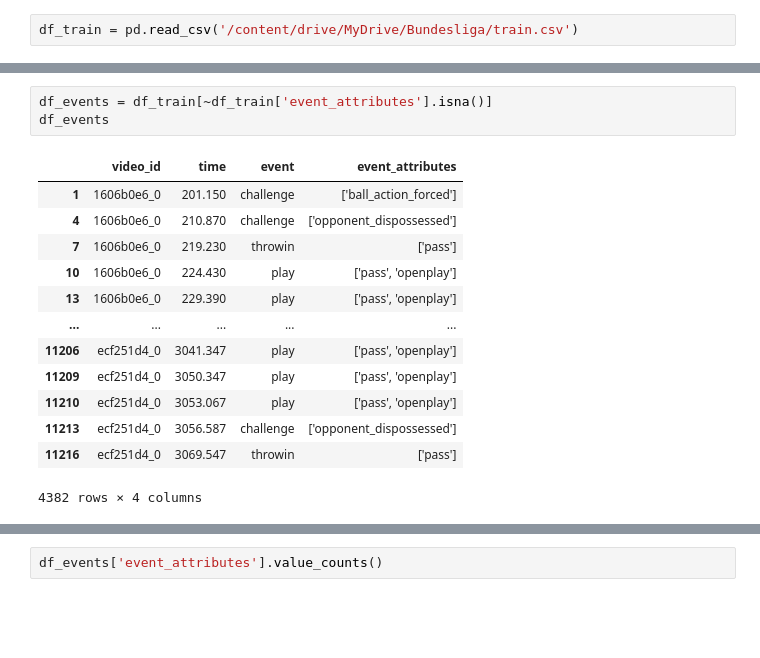
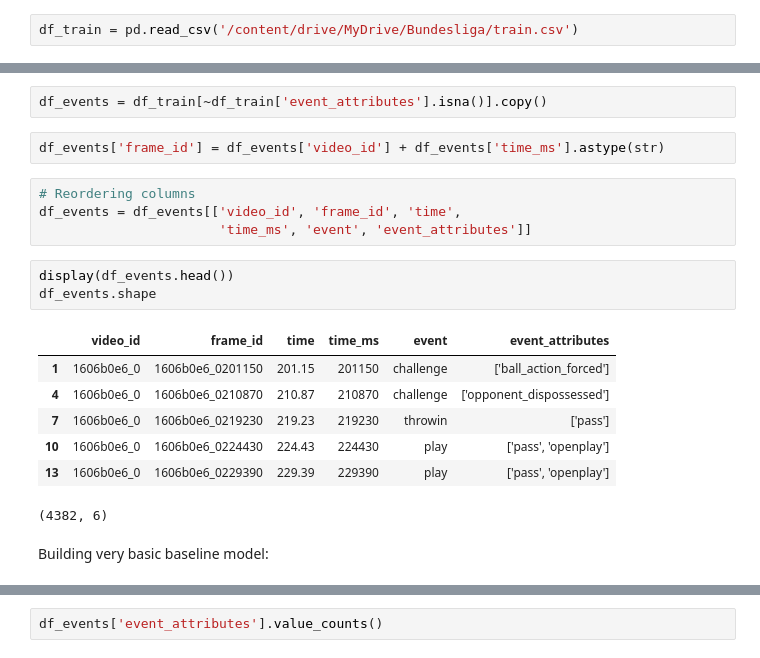
Before and after one commit to hmatzner/DFL-Bundesliga, a Jupyter notebook: Bundesliga.ipynb, the cells around one changed output, grey strips where cells are left out. Cells and saved outputs as stored; diff of their text form; blank space fills up the shorter version.

Commit message:
first model built

```diff
--- a/Bundesliga.ipynb
+++ b/Bundesliga.ipynb
@@ -23,19 +38,23 @@ df_train = pd.read_csv('/content/drive/MyDrive/Bundesliga/train.csv')
 # %%
-df_events = df_train[~df_train['event_attributes'].isna()]
-df_events
+df_events = df_train[~df_train['event_attributes'].isna()].copy()
-# %% [output]
-|  | video_id | time | event | event_attributes |
-| 1 | 1606b0e6_0 | 201.150 | challenge | ['ball_action_forced'] |
-| 4 | 1606b0e6_0 | 210.870 | challenge | ['opponent_dispossessed'] |
-| 7 | 1606b0e6_0 | 219.230 | throwin | ['pass'] |
-| 10 | 1606b0e6_0 | 224.430 | play | ['pass', 'openplay'] |
-| 13 | 1606b0e6_0 | 229.390 | play | ['pass', 'openplay'] |
-| ... | ... | ... | ... | ... |
-| 11206 | ecf251d4_0 | 3041.347 | play | ['pass', 'openplay'] |
-| 11209 | ecf251d4_0 | 3050.347 | play | ['pass', 'openplay'] |
-| 11210 | ecf251d4_0 | 3053.067 | play | ['pass', 'openplay'] |
-| 11213 | ecf251d4_0 | 3056.587 | challenge | ['opponent_dispossessed'] |
-| 11216 | ecf251d4_0 | 3069.547 | throwin | ['pass'] |
-4382 rows × 4 columns
+# %%
+df_events['frame_id'] = df_events['video_id'] + df_events['time_ms'].astype(str)
+# %%
+# Reordering columns
+df_events = df_events[['video_id', 'frame_id', 'time',
+                       'time_ms', 'event', 'event_attributes']]
+# %%
+display(df_events.head())
+df_events.shape
+# %% [output]
+|  | video_id | frame_id | time | time_ms | event | event_attributes |
+| 1 | 1606b0e6_0 | 1606b0e6_0201150 | 201.15 | 201150 | challenge | ['ball_action_forced'] |
+| 4 | 1606b0e6_0 | 1606b0e6_0210870 | 210.87 | 210870 | challenge | ['opponent_dispossessed'] |
+| 7 | 1606b0e6_0 | 1606b0e6_0219230 | 219.23 | 219230 | throwin | ['pass'] |
+| 10 | 1606b0e6_0 | 1606b0e6_0224430 | 224.43 | 224430 | play | ['pass', 'openplay'] |
+| 13 | 1606b0e6_0 | 1606b0e6_0229390 | 229.39 | 229390 | play | ['pass', 'openplay'] |
+(4382, 6)
+# %% [markdown]
+Building very basic baseline model:
 # %%
 df_pass = df_train[df_train['event_attributes'].str[:6] == "['pass"]
```
Also changed, not shown: parts of 30 cells of this notebook.
